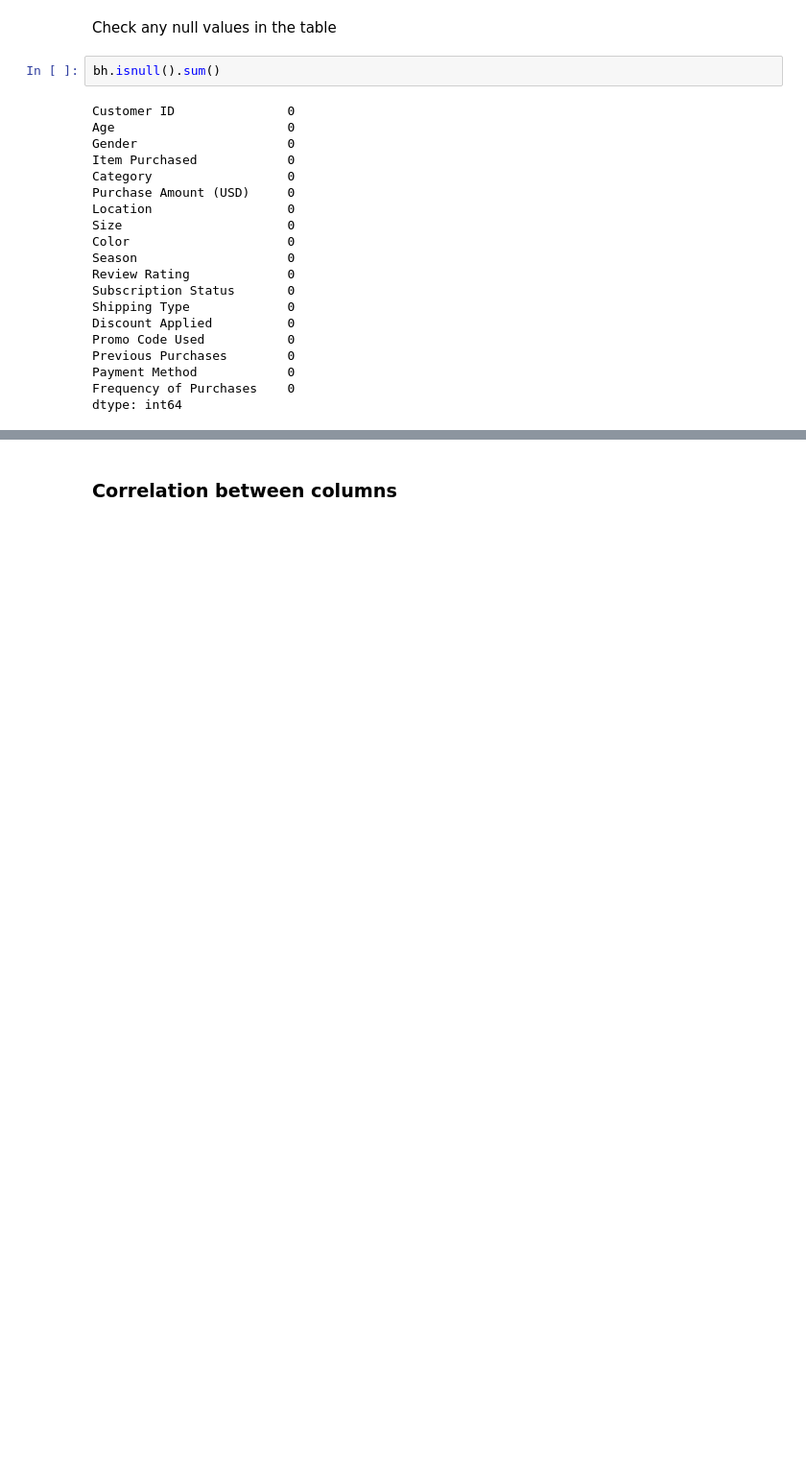
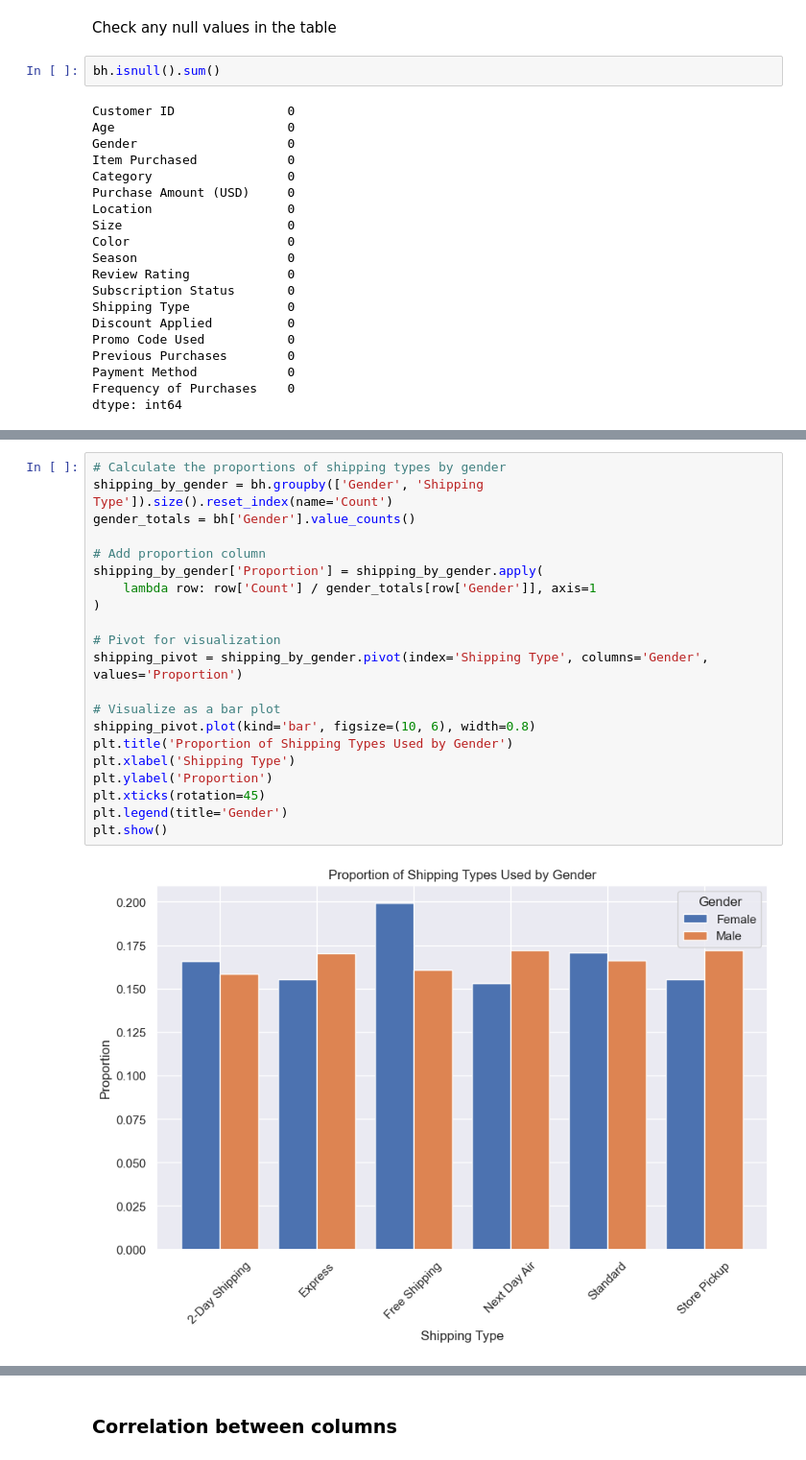
Before and after one commit to haewooklee/customer-retail-cluster, a Jupyter notebook: 3 Data Explore.ipynb, the cells around one changed output, grey strips where cells are left out. Shown: that part at 96% size. Cells and saved outputs as stored; diff of their text form; blank space fills up the shorter version.

```diff
--- a/3 Data Explore.ipynb
+++ b/3 Data Explore.ipynb
@@ -85,0 +177,23 @@ dtype: int64
+# %%
+# Calculate the proportions of shipping types by gender
+shipping_by_gender = bh.groupby(['Gender', 'Shipping Type']).size().reset_index(name='Count')
+gender_totals = bh['Gender'].value_counts()
+
+# Add proportion column
+shipping_by_gender['Proportion'] = shipping_by_gender.apply(
+    lambda row: row['Count'] / gender_totals[row['Gender']], axis=1
+)
+
+# Pivot for visualization
+shipping_pivot = shipping_by_gender.pivot(index='Shipping Type', columns='Gender', values='Proportion')
+
+# Visualize as a bar plot
+shipping_pivot.plot(kind='bar', figsize=(10, 6), width=0.8)
+plt.title('Proportion of Shipping Types Used by Gender')
+plt.xlabel('Shipping Type')
+plt.ylabel('Proportion')
+plt.xticks(rotation=45)
+plt.legend(title='Gender')
+plt.show()
+# %% [output]
+[figure, added]
```
Also changed, not shown: parts of 33 cells of this notebook, 1 other file.
